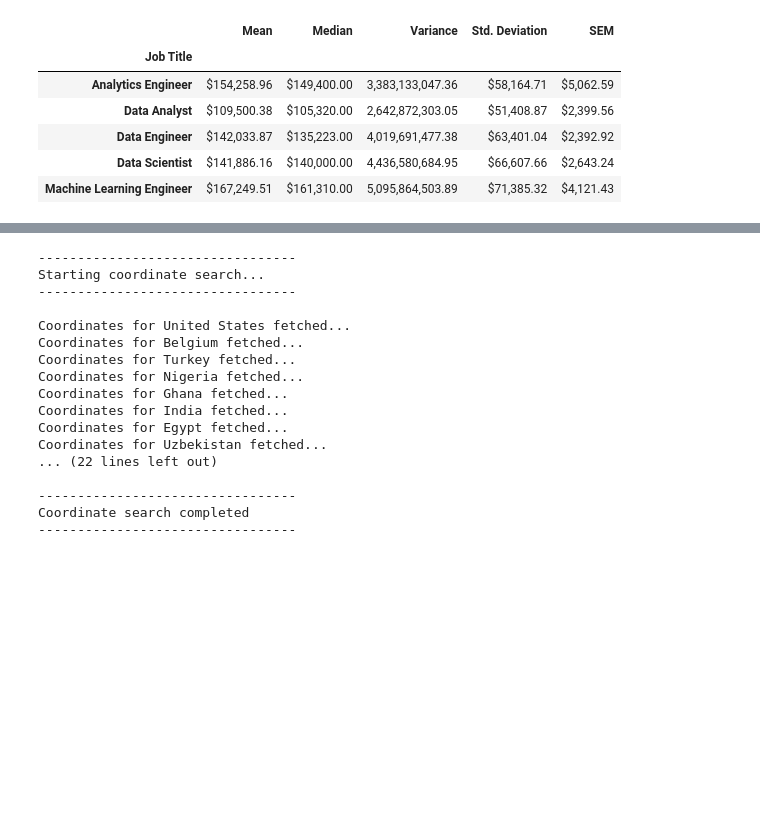
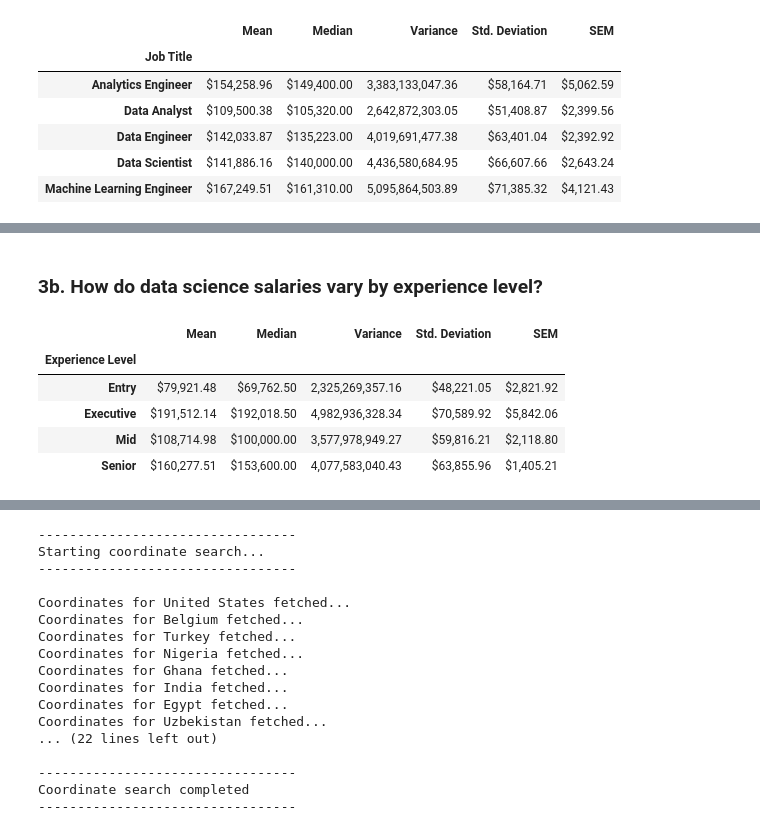
Before and after one commit to lathamlm/project-01, a Jupyter notebook: data_science.ipynb, the cells around one changed output, grey strips where cells are left out. Cells and saved outputs as stored; diff of their text form; code cells hidden in the pictures; blank space fills up the shorter version.

Commit message:
group work during class

```diff
--- a/data_science.ipynb
+++ b/data_science.ipynb
@@ -222,3 +286,36 @@ top_5_jobs_df.boxplot("Salary in USD", by="Job Title", figsize=(10,5), showmeans
+# %% [markdown]
+### 3b. How do data science salaries vary by experience level?
+# %%
+# Create summary statistics for experience levels
+# Mean, Median, Variance, Std Deviation, SEM
+exp_mean = ds_df.groupby(["Experience Level"])["Salary in USD"].mean()
+exp_median = ds_df.groupby(["Experience Level"])["Salary in USD"].median()
+exp_var = ds_df.groupby(["Experience Level"])["Salary in USD"].var()
+exp_stddev = ds_df.groupby(["Experience Level"])["Salary in USD"].std()
+exp_sem = ds_df.groupby(["Experience Level"])["Salary in USD"].sem()
+
+# Merge into single DataFrame
+exp_merge_01 = pd.merge(exp_mean, exp_median, on="Experience Level", how="left")
+exp_merge_02 = pd.merge(exp_var, exp_stddev, on="Experience Level", how="left")
+exp_merge_03 = pd.merge(exp_merge_01, exp_merge_02, on="Experience Level", how="left")
+exp_merge_rename = exp_merge_03.rename(columns={"Salary in USD_x_x": "Mean", "Salary in USD_y_x": "Median", "Salary in USD_x_y": "Variance", "Salary in USD_y_y": "Std. Deviation"})
+exp_merge_04 = pd.merge(exp_merge_rename, exp_sem, on="Experience Level", how="left")
+exp_summary_stats = exp_merge_04.rename(columns={"Salary in USD": "SEM"})
+
+# Formatting
+exp_summary_stats["Mean"] = exp_summary_stats["Mean"].map("${:,.2f}".format)
+exp_summary_stats["Median"] = exp_summary_stats["Median"].map("${:,.2f}".format)
+exp_summary_stats["Variance"] = exp_summary_stats["Variance"].map("{:,.2f}".format)
+exp_summary_stats["Std. Deviation"] = exp_summary_stats["Std. Deviation"].map("${:,.2f}".format)
+exp_summary_stats["SEM"] = exp_summary_stats["SEM"].map("${:,.2f}".format)
+exp_summary_stats
+# %% [output]
+|  | Mean | Median | Variance | Std. Deviation | SEM |
+| Experience Level |  |  |  |  |  |
+| Entry | $79,921.48 | $69,762.50 | 2,325,269,357.16 | $48,221.05 | $2,821.92 |
+| Executive | $191,512.14 | $192,018.50 | 4,982,936,328.34 | $70,589.92 | $5,842.06 |
+| Mid | $108,714.98 | $100,000.00 | 3,577,978,949.27 | $59,816.21 | $2,118.80 |
+| Senior | $160,277.51 | $153,600.00 | 4,077,583,040.43 | $63,855.96 | $1,405.21 |
 # %%
 # Create boxplots showing salary information by experience level
 ds_df.boxplot("Salary in USD", by="Experience Level", figsize=(10,5), showmeans=True)
```
Also changed, not shown: parts of 25 cells of this notebook, 10 other files.
